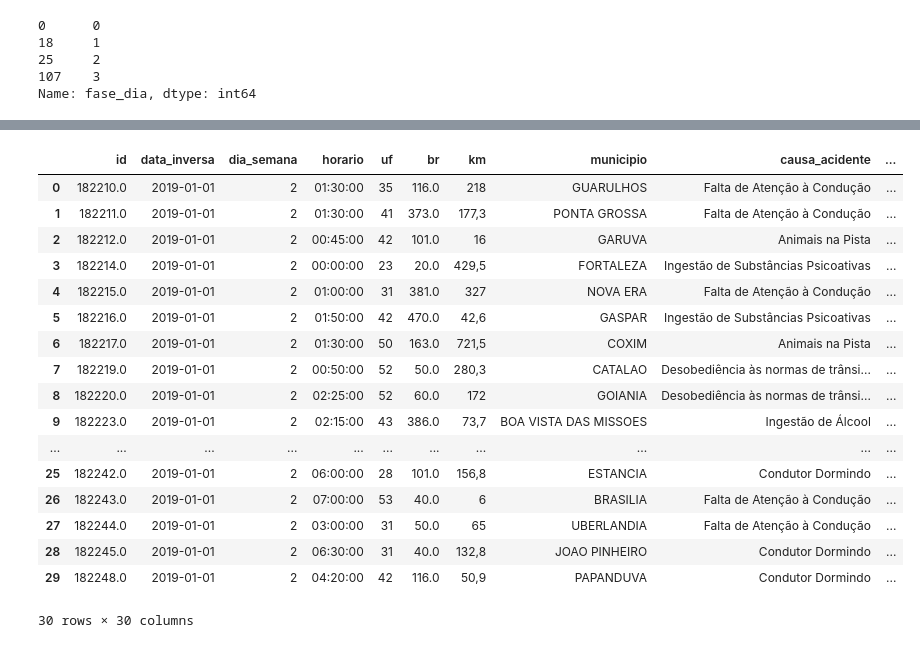
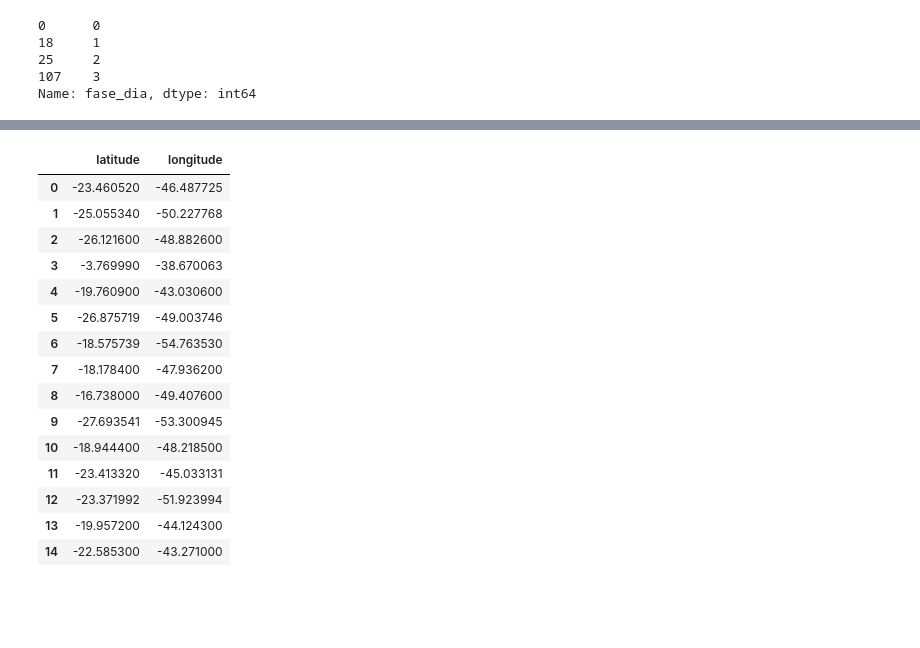
Before and after one commit to Carisk/Carisk-backend, a Jupyter notebook: docs/pre.ipynb, the cells around one changed output, grey strips where cells are left out. Drawn from its saved outputs; the diff is of its cells as text; code cells hidden in the pictures; blank space fills up the shorter version.

Commit message:
Fixed latitude and longitude values

```diff
--- a/docs/pre.ipynb
+++ b/docs/pre.ipynb
@@ -1,7 +1,7 @@
 # %%
 import pandas as pd
 # %%
-data = pd.read_csv('datatran2019.csv', encoding="ISO-8859-1", sep=";")
+data = pd.read_csv('datatran2019.csv', encoding="ISO-8859-1", sep=";", decimal=',')
 # %%
 df = pd.DataFrame(data=data)
 # %%
@@ -251,25 +251,23 @@ df['uf'].drop_duplicates()
 699    12
 Name: uf, dtype: int64
 # %%
-df.head(30)
+df[['latitude','longitude']].head(15)
 # %% [output]
-|  | id | data_inversa | dia_semana | horario | uf | br | km | municipio | causa_acidente | ... |
-| 0 | 182210.0 | 2019-01-01 | 2 | 01:30:00 | 35 | 116.0 | 218 | GUARULHOS | Falta de Atenção à Condução | ... |
-| 1 | 182211.0 | 2019-01-01 | 2 | 01:30:00 | 41 | 373.0 | 177,3 | PONTA GROSSA | Falta de Atenção à Condução | ... |
-| 2 | 182212.0 | 2019-01-01 | 2 | 00:45:00 | 42 | 101.0 | 16 | GARUVA | Animais na Pista | ... |
-| 3 | 182214.0 | 2019-01-01 | 2 | 00:00:00 | 23 | 20.0 | 429,5 | FORTALEZA | Ingestão de Substâncias Psicoativas | ... |
-| 4 | 182215.0 | 2019-01-01 | 2 | 01:00:00 | 31 | 381.0 | 327 | NOVA ERA | Falta de Atenção à Condução | ... |
-| 5 | 182216.0 | 2019-01-01 | 2 | 01:50:00 | 42 | 470.0 | 42,6 | GASPAR | Ingestão de Substâncias Psicoativas | ... |
-| 6 | 182217.0 | 2019-01-01 | 2 | 01:30:00 | 50 | 163.0 | 721,5 | COXIM | Animais na Pista | ... |
-| 7 | 182219.0 | 2019-01-01 | 2 | 00:50:00 | 52 | 50.0 | 280,3 | CATALAO | Desobediência às normas de trânsi... | ... |
-| 8 | 182220.0 | 2019-01-01 | 2 | 02:25:00 | 52 | 60.0 | 172 | GOIANIA | Desobediência às normas de trânsi... | ... |
-| 9 | 182223.0 | 2019-01-01 | 2 | 02:15:00 | 43 | 386.0 | 73,7 | BOA VISTA DAS MISSOES | Ingestão de Álcool | ... |
-| ... | ... | ... | ... | ... | ... | ... | ... | ... | ... | ... |
-| 25 | 182242.0 | 2019-01-01 | 2 | 06:00:00 | 28 | 101.0 | 156,8 | ESTANCIA | Condutor Dormindo | ... |
-| 26 | 182243.0 | 2019-01-01 | 2 | 07:00:00 | 53 | 40.0 | 6 | BRASILIA | Falta de Atenção à Condução | ... |
-| 27 | 182244.0 | 2019-01-01 | 2 | 03:00:00 | 31 | 50.0 | 65 | UBERLANDIA | Falta de Atenção à Condução | ... |
-| 28 | 182245.0 | 2019-01-01 | 2 | 06:30:00 | 31 | 40.0 | 132,8 | JOAO PINHEIRO | Condutor Dormindo | ... |
-| 29 | 182248.0 | 2019-01-01 | 2 | 04:20:00 | 42 | 116.0 | 50,9 | PAPANDUVA | Condutor Dormindo | ... |
+|  | latitude | longitude |
+| 0 | -23.460520 | -46.487725 |
+| 1 | -25.055340 | -50.227768 |
+| 2 | -26.121600 | -48.882600 |
+| 3 | -3.769990 | -38.670063 |
+| 4 | -19.760900 | -43.030600 |
+| 5 | -26.875719 | -49.003746 |
+| 6 | -18.575739 | -54.763530 |
+| 7 | -18.178400 | -47.936200 |
+| 8 | -16.738000 | -49.407600 |
+| 9 | -27.693541 | -53.300945 |
+| 10 | -18.944400 | -48.218500 |
+| 11 | -23.413320 | -45.033131 |
+| 12 | -23.371992 | -51.923994 |
+| 13 | -19.957200 | -44.124300 |
+| 14 | -22.585300 | -43.271000 |
-30 rows × 30 columns
 # %%
 df.to_csv('data_pre.csv')
```
Also changed, not shown: parts of 2 cells of this notebook, 1 other file.
